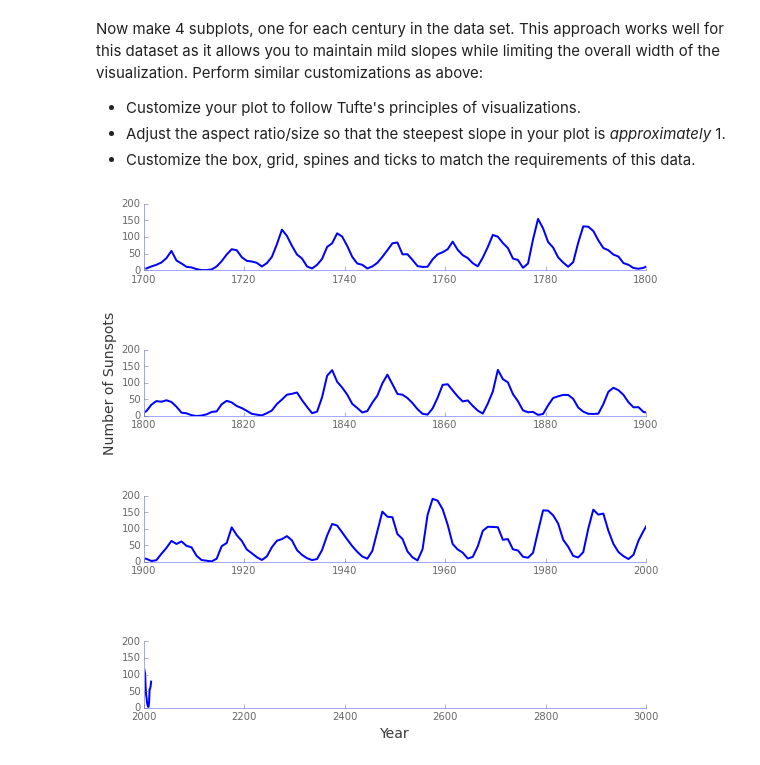
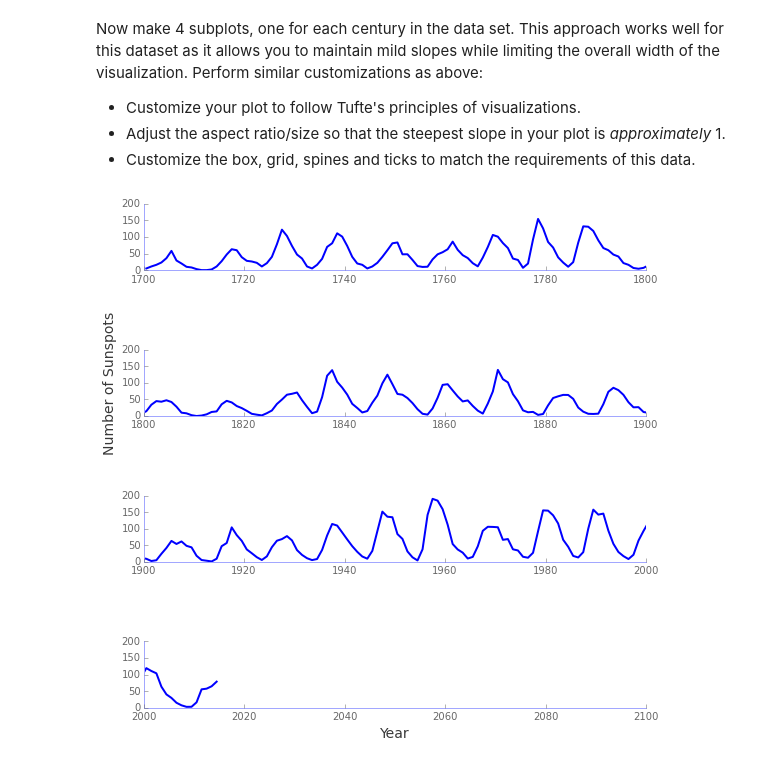
Before and after one commit to nproctor/phys202-2015-work, a Jupyter notebook: assignments/assignment04/MatplotlibEx01.ipynb, the cells around one changed output. Drawn from its saved outputs; the diff is of its cells as text; code cells hidden in the pictures.

```diff
--- a/assignments/assignment04/MatplotlibEx01.ipynb
+++ b/assignments/assignment04/MatplotlibEx01.ipynb
@@ -94,35 +94,35 @@ plt.plot(year, ssc, linewidth=2)
 plt.xlim(1900, 2000)
 ax = plt.gca()
 ax.spines['right'].set_color('none')
 ax.spines['top'].set_color('none')
 ax.spines['bottom'].set_color('#a2a7ff')
 ax.spines['left'].set_color('#a2a7ff')
 ax.get_xaxis().tick_bottom()
 ax.get_yaxis().tick_left()
 ax.tick_params(axis='x', colors='#666666')
 ax.tick_params(axis='y', colors='#666666')
 
 
 
 plt.subplot(414)
 plt.plot(year, ssc, linewidth=2)
-plt.xlim(2000,3000)
+plt.xlim(2000,2100)
 ax = plt.gca()
 ax.spines['right'].set_color('none')
 ax.spines['top'].set_color('none')
 ax.spines['bottom'].set_color('#a2a7ff')
 ax.spines['left'].set_color('#a2a7ff')
 plt.xlabel("Year", fontsize = 14, color="#383838")
 ax.get_xaxis().tick_bottom()
 ax.get_yaxis().tick_left()
 ax.tick_params(axis='x', colors='#666666')
 ax.tick_params(axis='y', colors='#666666')
 
 
 
 plt.subplots_adjust(left=None, bottom=1, top=2, right=None, wspace=1, hspace=1.2)
 # %% [output]
-[figure, old version]
+[figure, new version]
 # %%
 assert True # leave for grading
 # %%
```
Also changed, not shown: 1 other file.
